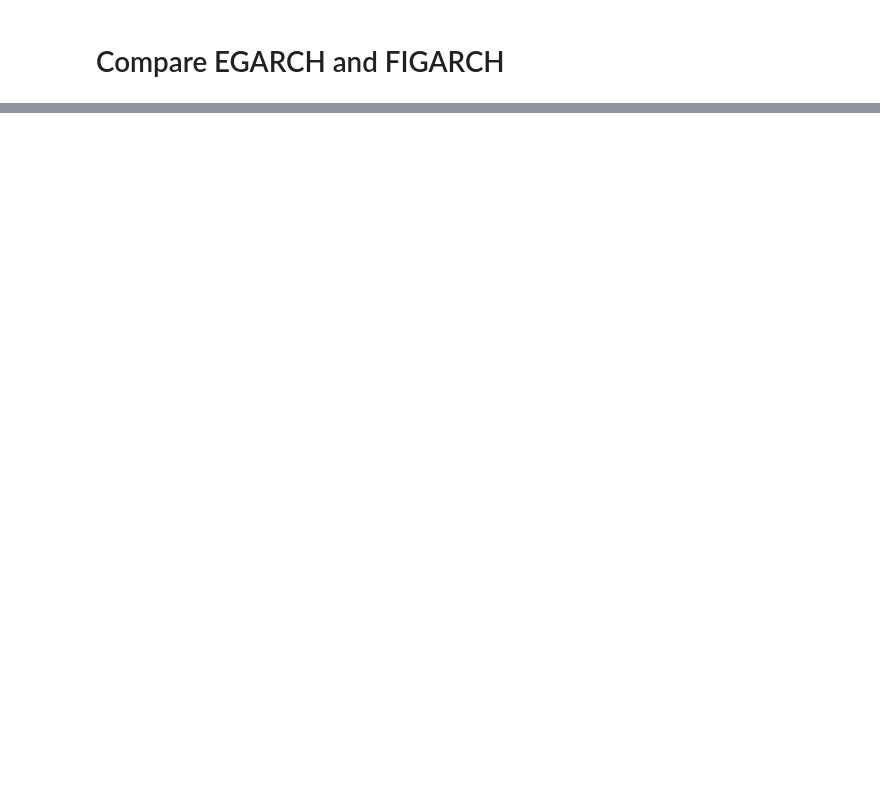
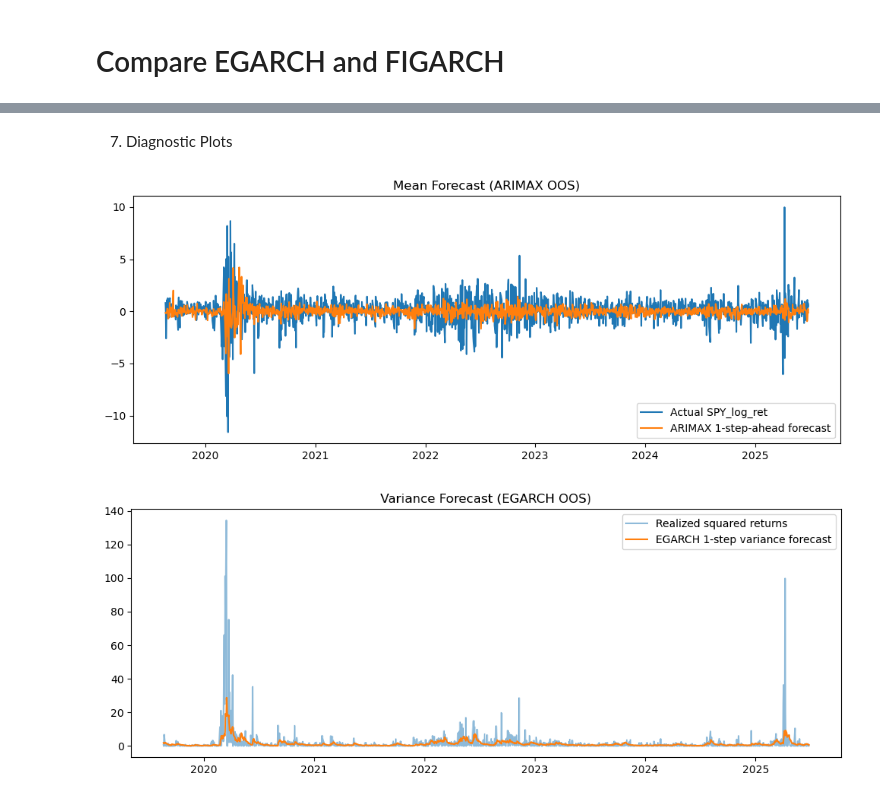
Before and after one commit to ladijoseph/AWT-LSTM-ARIMAX-FIEGARCH-Model, a Jupyter notebook: 01_data_acquisition_preprocessing.ipynb, the cells around one changed output, grey strips where cells are left out. Saved outputs shown, nothing was run; the diff lists cells and outputs as text; code cells hidden in the pictures; blank space fills up the shorter version.

```diff
--- a/01_data_acquisition_preprocessing.ipynb
+++ b/01_data_acquisition_preprocessing.ipynb
@@ -999,0 +1031,5 @@ EGARCH leverage gamma=-0.1673, p=1.444e-30 -> material (leverage present) (negat
+# %%
+# Fit EGARCH(2,1) and EGARCH(1,2) — compare AIC/BIC
+for (p, q) in [(2,1), (1,2)]:
+    m = arch_model(resid, mean='Zero', vol='EGARCH', p=p, o=1, q=q, dist='t').fit(disp='off')
+    print(f"EGARCH({p},{q}) AIC={m.aic:.3f}, BIC={m.bic:.3f}")
@@ -999,0 +1185,10 @@ EGARCH leverage gamma=-0.1673, p=1.444e-30 -> material (leverage present) (negat
+# %%
+# ============================================
+# Select best ARIMAX model by BIC, then AIC
+# ============================================
+
+arimax_rank = fit_arimax_grid(y, X)
+best_arimax = arimax_rank[0]
+
+p, d_, q = best_arimax['p'], best_arimax['d'], best_arimax['q']
+print(f"✅ Selected ARIMAX({p},{d_},{q})  |  BIC={best_arimax['bic']:.2f}, AIC={best_arimax['aic']:.2f}")
@@ -999,0 +1293,26 @@ EGARCH leverage gamma=-0.1673, p=1.444e-30 -> material (leverage present) (negat
+# %% [markdown]
+7. Diagnostic Plots
+# %%
+# ============================================
+# Visualize forecasts vs actuals
+# ============================================
+import matplotlib.pyplot as plt
+
+common = mu_fc.index.intersection(var_fc.index)
+
+# Mean forecast
+plt.figure(figsize=(10,4))
+plt.plot(y.loc[common], label='Actual SPY_log_ret')
+plt.plot(mu_fc.loc[common], label='ARIMAX 1-step-ahead forecast')
+plt.legend(); plt.title('Mean Forecast (ARIMAX OOS)')
+plt.tight_layout(); plt.show()
+
+# Variance forecast
+plt.figure(figsize=(10,4))
+plt.plot((y.loc[common]**2), alpha=0.5, label='Realized squared returns')
+plt.plot(var_fc.loc[common], label='EGARCH 1-step variance forecast')
+plt.legend(); plt.title('Variance Forecast (EGARCH OOS)')
+plt.tight_layout(); plt.show()
+# %% [output]
+[figure, added]
+[figure, added]
```
Also changed, not shown: parts of 27 cells of this notebook.
